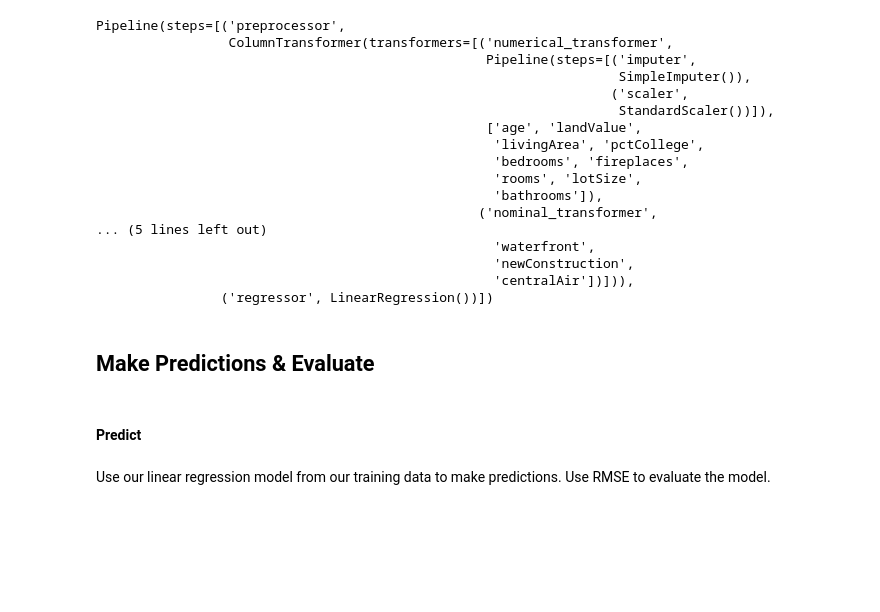
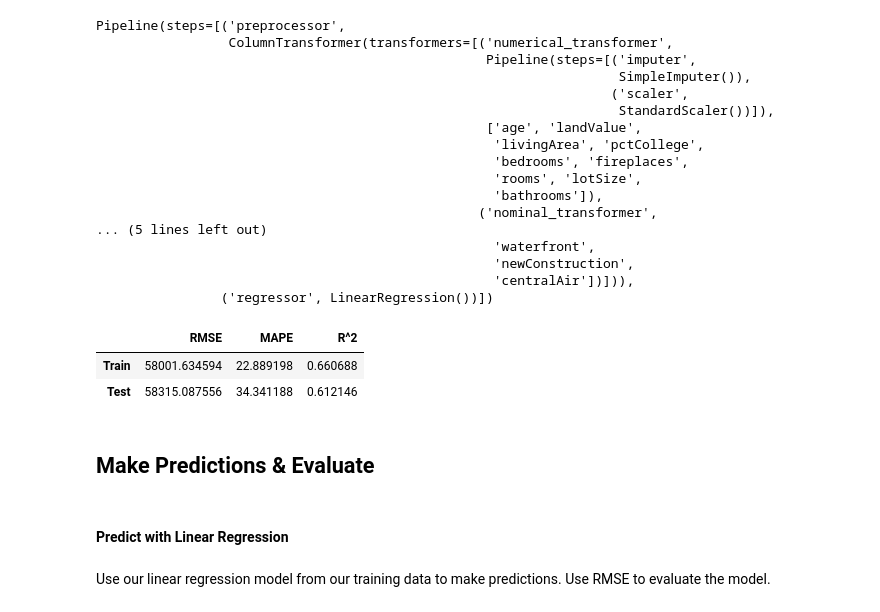
Before and after one commit to jaydenhooper/Predict-House-Prices, a Jupyter notebook: Assignment 1.ipynb, the cells around one changed output. Saved outputs shown, nothing was run; the diff lists cells and outputs as text; code cells hidden in the pictures; blank space fills up the shorter version.

Commit message:
Updated evaluation for regression

```diff
--- a/Assignment 1.ipynb
+++ b/Assignment 1.ipynb
@@ -334,10 +320,33 @@ Pipeline(steps=[('preprocessor',
                                                    'newConstruction',
                                                    'centralAir'])])),
                 ('regressor', LinearRegression())])
+# %%
+def all_metrics(model, X_train, y_train, X_test, y_test):
+    train_predictions = model.fit(X_train, y_train).predict(X_train)
+    train_RMSE, train_MAPE, train_R_squared = metrics(model, train_predictions, X_train, y_train)
+    test_predictions = model.fit(X_train, y_train).predict(X_test)
+    test_RMSE, test_MAPE, test_R_squared = metrics(model, test_predictions, X_test, y_test)
+    RMSE = [train_RMSE, test_RMSE]
+    MAPE = [train_MAPE, test_MAPE]
+    R_squared = [train_R_squared, test_R_squared]
+    titles = ["Train", "Test"]
+    return pd.DataFrame({"RMSE": RMSE, "MAPE": MAPE, "R^2": R_squared}, index=[titles])
+
+def metrics(model, predictions, X, y):
+    RMSE = np.sqrt(mean_squared_error(y, predictions))
+    MAPE = (np.mean(np.abs((y - predictions) / y))) * 100
+    R_squared = model.score(X, y)
+    return RMSE, MAPE, R_squared
+
+all_metrics(lr_model, X_train, y_train, X_test, y_test)
+# %% [output]
+|  | RMSE | MAPE | R^2 |
+| Train | 58001.634594 | 22.889198 | 0.660688 |
+| Test | 58315.087556 | 34.341188 | 0.612146 |
 # %% [markdown]
 ## Make Predictions & Evaluate
 # %% [markdown]
-#### Predict
+#### Predict with Linear Regression
 # %% [markdown]
 Use our linear regression model from our training data to make predictions. Use RMSE to evaluate the model.
 # %%
```
Also changed, not shown: parts of 49 cells of this notebook, 1 other file.
